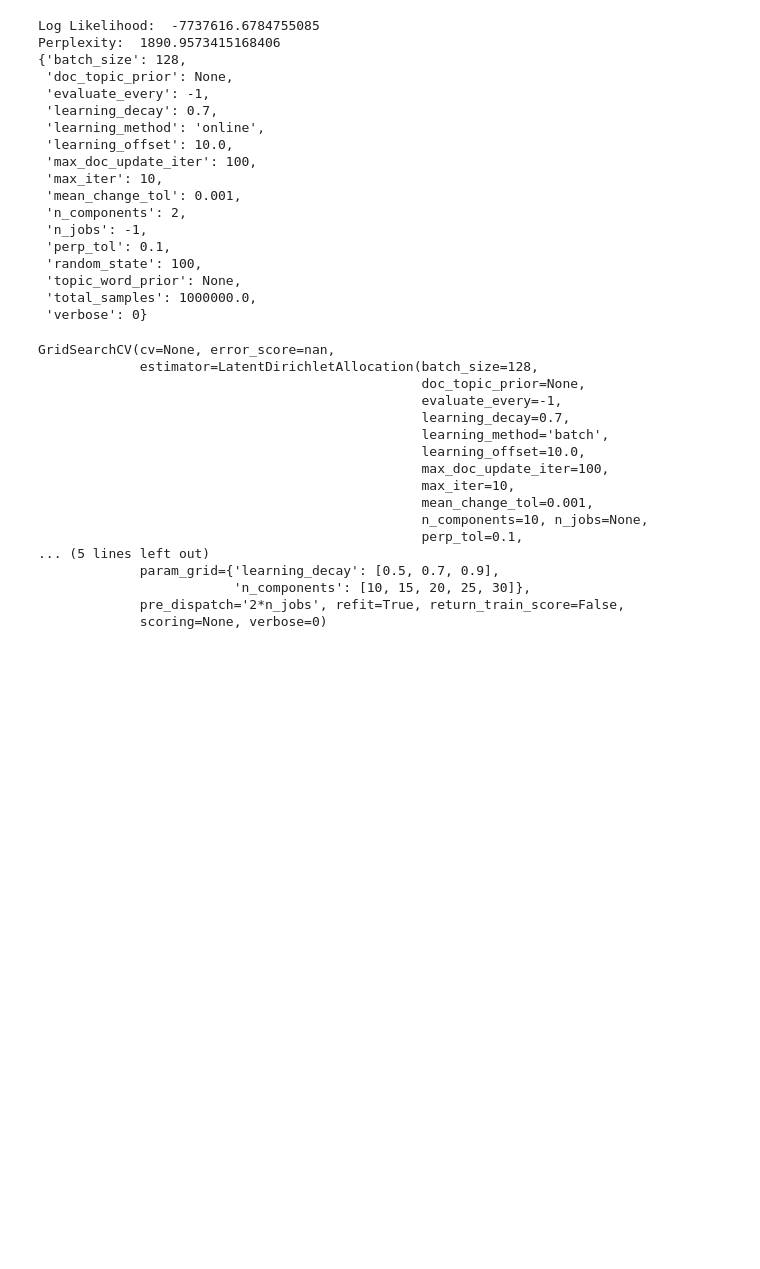
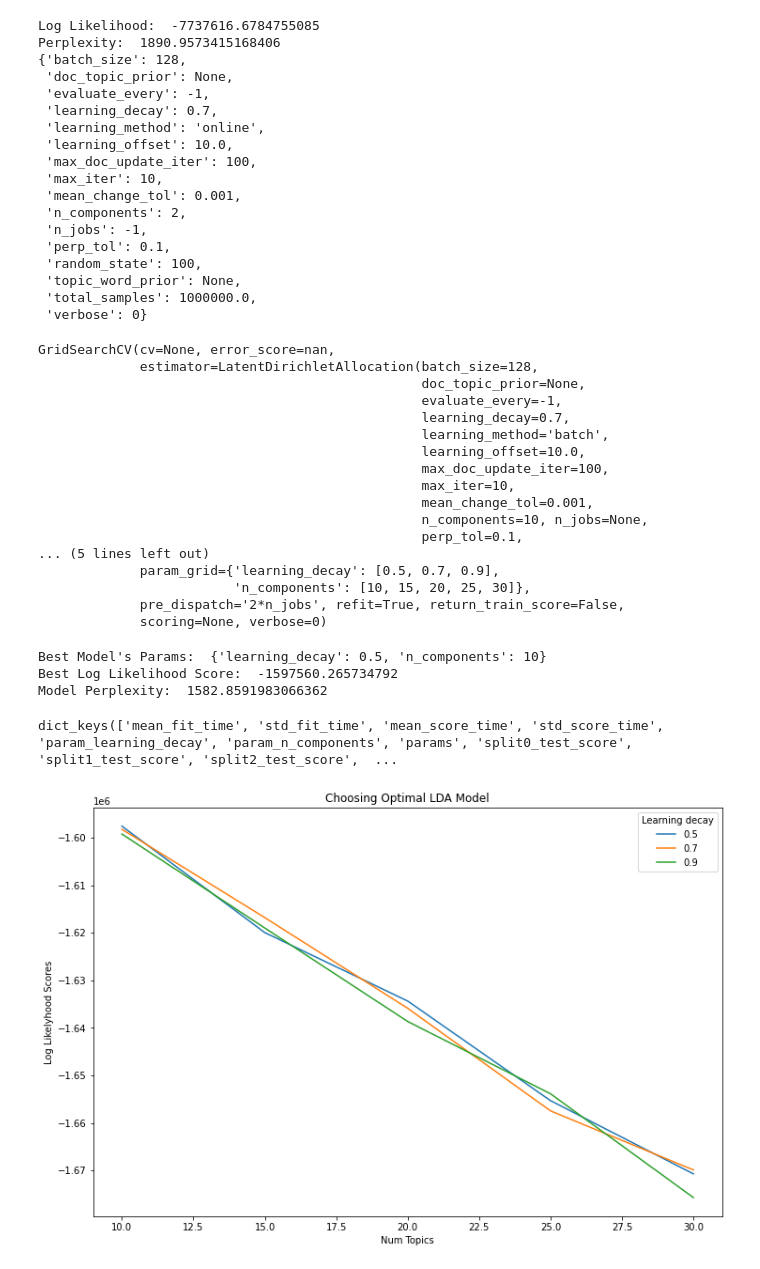
Before and after one commit to ah20776/CE807---Assignment, a Jupyter notebook: CE807_Assignment1.ipynb, the cells around one changed output. Cells and saved outputs as stored; diff of their text form; code cells hidden in the pictures; blank space fills up the shorter version.

```diff
--- a/CE807_Assignment1.ipynb
+++ b/CE807_Assignment1.ipynb
@@ -195,3 +195,52 @@ GridSearchCV(cv=None, error_score=nan,
                          'n_components': [10, 15, 20, 25, 30]},
              pre_dispatch='2*n_jobs', refit=True, return_train_score=False,
              scoring=None, verbose=0)
+# %%
+#How to see the best topic model and its parameters?
+
+# Best Model
+best_lda_model = model.best_estimator_
+
+# Model Parameters
+print("Best Model's Params: ", model.best_params_)
+
+# Log Likelihood Score
+print("Best Log Likelihood Score: ", model.best_score_)
+
+# Perplexity
+print("Model Perplexity: ", best_lda_model.perplexity(data_vectorized))
+# %% [output]
+Best Model's Params:  {'learning_decay': 0.5, 'n_components': 10}
+Best Log Likelihood Score:  -1597560.265734792
+Model Perplexity:  1582.8591983066362
+# %%
+model.cv_results_.keys()
+# %% [output]
+dict_keys(['mean_fit_time', 'std_fit_time', 'mean_score_time', 'std_score_time', 'param_learning_decay', 'param_n_components', 'params', 'split0_test_score', 'split1_test_score', 'split2_test_score',  ...
+# %%
+#Compare LDA Model Performance Scores
+
+# Get Log Likelyhoods from Grid Search Output
+
+n_topics = [10, 15, 20, 25, 30]
+
+'''log_likelyhoods_5 = [round(gscore.mean_test_score) for gscore in model.cv_results_ if gscore.parameters['learning_decay']==0.5]
+log_likelyhoods_7 = [round(gscore.mean_test_score) for gscore in model.cv_results_ if gscore.parameters['learning_decay']==0.7]
+log_likelyhoods_9 = [round(gscore.mean_test_score) for gscore in model.cv_results_ if gscore.parameters['learning_decay']==0.9]'''
+
+log_likelyhoods_5 = [round(model.cv_results_['mean_test_score'][index]) for index, gscore in enumerate(model.cv_results_['params']) if gscore['learning_decay']==0.5]
+log_likelyhoods_7 = [round(model.cv_results_['mean_test_score'][index]) for index, gscore in enumerate(model.cv_results_['params']) if gscore['learning_decay']==0.7]
+log_likelyhoods_9 = [round(model.cv_results_['mean_test_score'][index]) for index, gscore in enumerate(model.cv_results_['params']) if gscore['learning_decay']==0.9]
+
+# Show graph
+plt.figure(figsize=(12, 8))
+plt.plot(n_topics, log_likelyhoods_5, label='0.5')
+plt.plot(n_topics, log_likelyhoods_7, label='0.7')
+plt.plot(n_topics, log_likelyhoods_9, label='0.9')
+plt.title("Choosing Optimal LDA Model")
+plt.xlabel("Num Topics")
+plt.ylabel("Log Likelyhood Scores")
+plt.legend(title='Learning decay', loc='best')
+plt.show()
+# %% [output]
+[figure, added]
```
Also changed, not shown: parts of 7 cells of this notebook.
